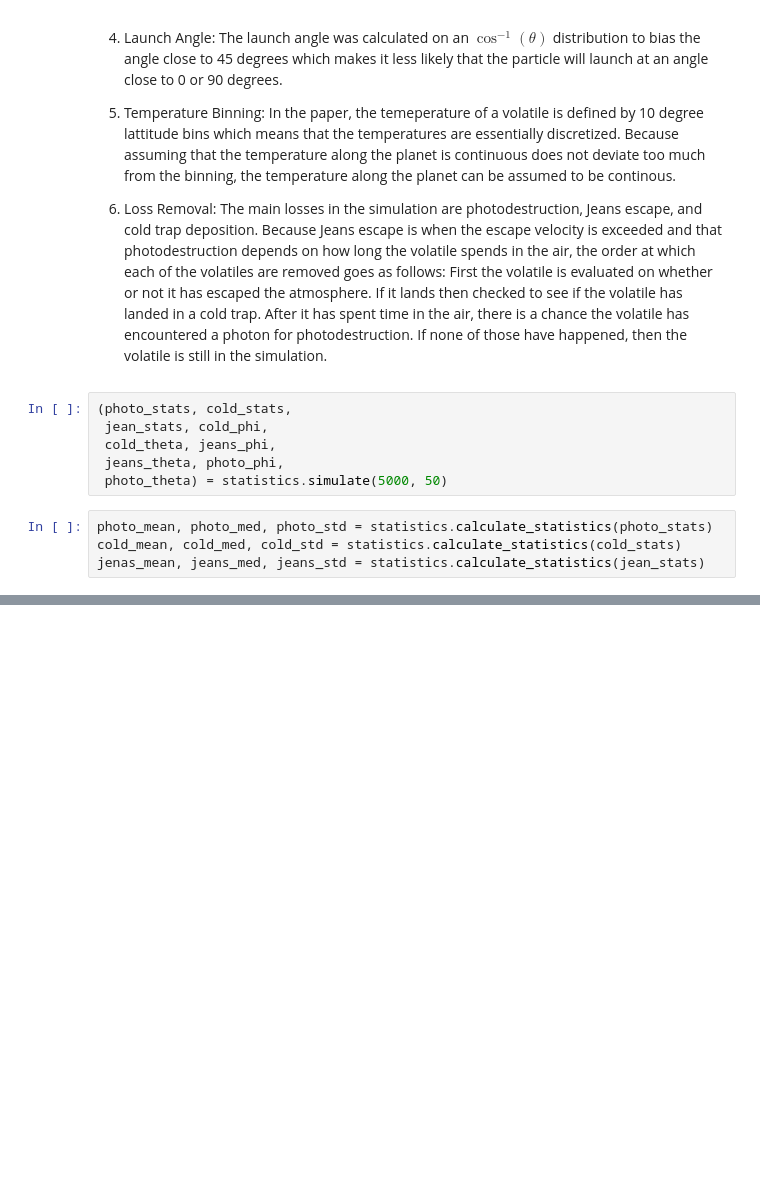
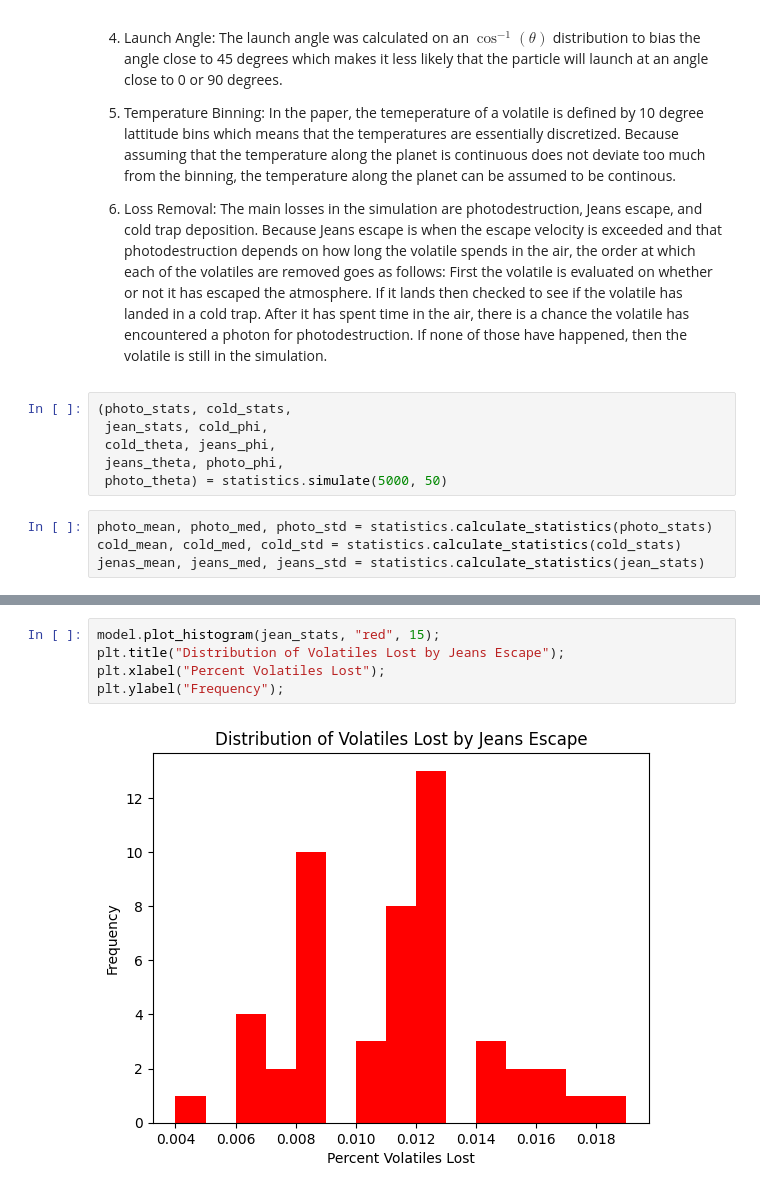
Before and after one commit to olincollege/scicomp-p2-migration, a Jupyter notebook: migration.ipynb, the cells around one changed output, grey strips where cells are left out. Drawn from its saved outputs; the diff is of its cells as text; blank space fills up the shorter version.

```diff
--- a/migration.ipynb
+++ b/migration.ipynb
@@ -68,0 +73,7 @@ model.plot_histogram(cold_stats, 20);
+# %%
+model.plot_histogram(jean_stats, "red", 15);
+plt.title("Distribution of Volatiles Lost by Jeans Escape");
+plt.xlabel("Percent Volatiles Lost");
+plt.ylabel("Frequency");
+# %% [output]
+[figure, added]
```
Also changed, not shown: parts of 4 cells of this notebook, 1 other file.
